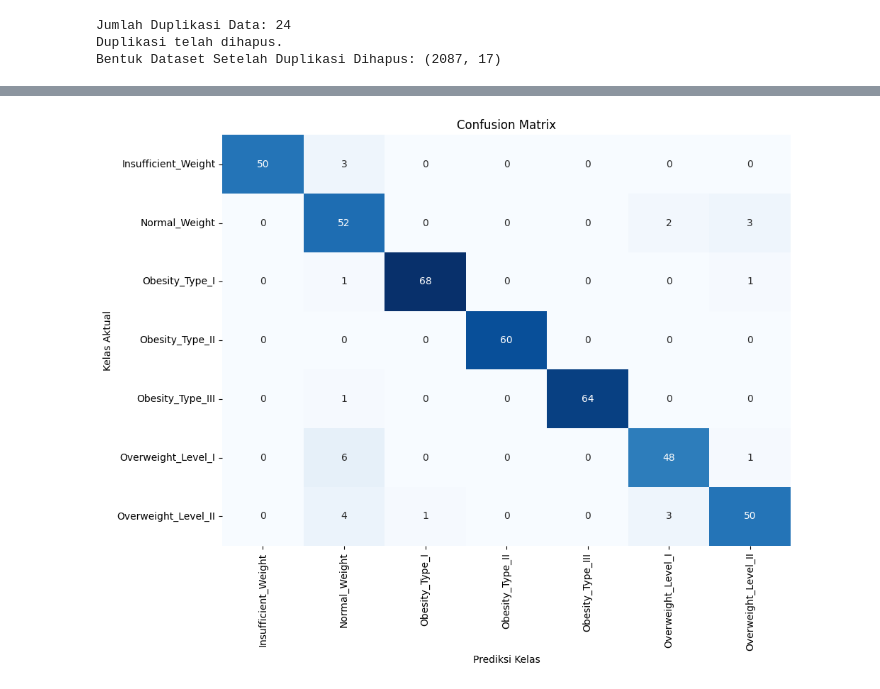
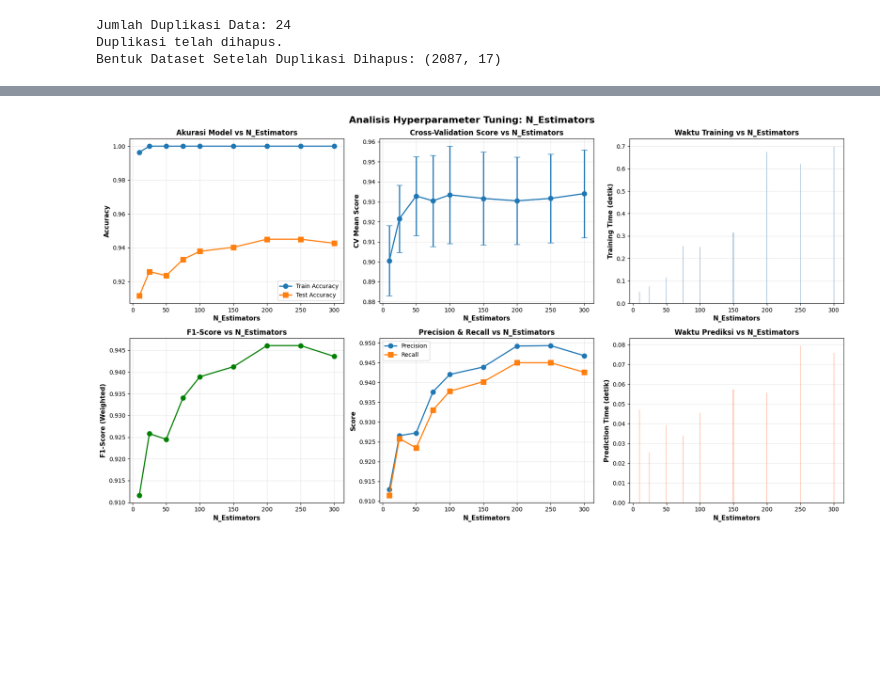
Before and after one commit to ElloRabyndra/Obesity-Rate-Prediction, a Jupyter notebook: model/model.ipynb, the cells around one changed output, grey strips where cells are left out. Cells and saved outputs as stored; diff of their text form; code cells hidden in the pictures; blank space fills up the shorter version.

Commit message:
feat: add hyperparameter tuning in random forest model for analysis

```diff
--- a/model/model.ipynb
+++ b/model/model.ipynb
@@ -205,41 +294,62 @@ Model selesai dilatih.
 # %%
-print("\n--- 5. Evaluasi Model ---")
+fig, axes = plt.subplots(2, 3, figsize=(18, 10))
+fig.suptitle('Analisis Hyperparameter Tuning: N_Estimators', fontsize=16, fontweight='bold')
 
-# Accuracy
-accuracy = accuracy_score(y_test, y_pred)
-print(f"Accuracy Model (RandomForest): {accuracy:.4f}")
+# Plot 1: Accuracy vs N_Estimators
+ax1 = axes[0, 0]
+ax1.plot(results_df['n_estimators'], results_df['train_accuracy'], 'o-', label='Train Accuracy', linewidth=2, markersize=8)
+ax1.plot(results_df['n_estimators'], results_df['test_accuracy'], 's-', label='Test Accuracy', linewidth=2, markersize=8)
+ax1.set_xlabel('N_Estimators', fontsize=11, fontweight='bold')
+ax1.set_ylabel('Accuracy', fontsize=11, fontweight='bold')
+ax1.set_title('Akurasi Model vs N_Estimators', fontsize=12, fontweight='bold')
+ax1.legend()
+ax1.grid(True, alpha=0.3)
 
-# Classification Report
-print("\nClassification Report:")
-print(classification_report(y_test, y_pred))
+# Plot 2: Cross-Validation Score
+ax2 = axes[0, 1]
+ax2.errorbar(results_df['n_estimators'], results_df['cv_mean_score'],
+             yerr=results_df['cv_std_score'], fmt='o-', capsize=5, linewidth=2, markersize=8)
+ax2.set_xlabel('N_Estimators', fontsize=11, fontweight='bold')
+ax2.set_ylabel('CV Mean Score', fontsize=11, fontweight='bold')
+ax2.set_title('Cross-Validation Score vs N_Estimators', fontsize=12, fontweight='bold')
+ax2.grid(True, alpha=0.3)
 
-# Confusion Matrix (visualisasi heatmap)
-cm = confusion_matrix(y_test, y_pred)
-class_names = pipeline.classes_
-plt.figure(figsize=(10, 8))
-sns.heatmap(cm, annot=True, fmt='d', cmap='Blues', cbar=False,
-            xticklabels=class_names, yticklabels=class_names)
-plt.title('Confusion Matrix')
-plt.xlabel('Prediksi Kelas')
-plt.ylabel('Kelas Aktual')
+# Plot 3: Training Time
+ax3 = axes[0, 2]
+ax3.bar(results_df['n_estimators'], results_df['train_time'], color='steelblue', alpha=0.7)
+ax3.set_xlabel('N_Estimators', fontsize=11, fontweight='bold')
+ax3.set_ylabel('Training Time (detik)', fontsize=11, fontweight='bold')
+ax3.set_title('Waktu Training vs N_Estimators', fontsize=12, fontweight='bold')
+ax3.grid(True, alpha=0.3, axis='y')
+
+# Plot 4: Weighted F1-Score
+ax4 = axes[1, 0]
+ax4.plot(results_df['n_estimators'], results_df['f1_weighted'], 'o-', color='green', linewidth=2, markersize=8)
+ax4.set_xlabel('N_Estimators', fontsize=11, fontweight='bold')
+ax4.set_ylabel('F1-Score (Weighted)', fontsize=11, fontweight='bold')
+ax4.set_title('F1-Score vs N_Estimators', fontsize=12, fontweight='bold')
+ax4.grid(True, alpha=0.3)
+
+# Plot 5: Precision & Recall
+ax5 = axes[1, 1]
+ax5.plot(results_df['n_estimators'], results_df['precision_weighted'], 'o-', label='Precision', linewidth=2, markersize=8)
+ax5.plot(results_df['n_estimators'], results_df['recall_weighted'], 's-', label='Recall', linewidth=2, markersize=8)
+ax5.set_xlabel('N_Estimators', fontsize=11, fontweight='bold')
+ax5.set_ylabel('Score', fontsize=11, fontweight='bold')
+ax5.set_title('Precision & Recall vs N_Estimators', fontsize=12, fontweight='bold')
+ax5.legend()
+ax5.grid(True, alpha=0.3)
+
+# Plot 6: Prediction Time
+ax6 = axes[1, 2]
+ax6.bar(results_df['n_estimators'], results_df['predict_time'], color='coral', alpha=0.7)
+ax6.set_xlabel('N_Estimators', fontsize=11, fontweight='bold')
+ax6.set_ylabel('Prediction Time (detik)', fontsize=11, fontweight='bold')
+ax6.set_title('Waktu Prediksi vs N_Estimators', fontsize=12, fontweight='bold')
+ax6.grid(True, alpha=0.3, axis='y')
+
 plt.tight_layout()
+plt.savefig('hyperparameter_tuning_analysis.png', dpi=300, bbox_inches='tight')
+print("\n✓ Visualisasi disimpan ke: hyperparameter_tuning_analysis.png")
 plt.show()
-
-# Feature Importance
-feature_importances = pipeline['classifier'].feature_importances_
-feature_names_processed = pipeline['preprocessor'].get_feature_names_out()
-importance_series = pd.Series(feature_importances, index=feature_names_processed).sort_values(ascending=False)
-
-# Tampilkan top 10 feature importance
-print("\nFeature Importance (Top 10):")
-print(importance_series.head(10))
-
-# Visualisasi Feature Importance
-plt.figure(figsize=(12, 6))
-sns.barplot(x=importance_series.head(10).values, y=importance_series.head(10).index, palette='viridis')
-plt.title('Top 10 Feature Importance (RandomForest)')
-plt.xlabel('Kepentingan Fitur')
-plt.ylabel('Fitur')
-plt.tight_layout()
-plt.show()  # Opsional
 # %% [output]
@@ -263 +357 @@ Overweight_Level_II       0.91      0.86      0.88        58
-[figure, old version]
+[figure, new version]
```
Also changed, not shown: parts of 8 cells of this notebook, 2 other files.
